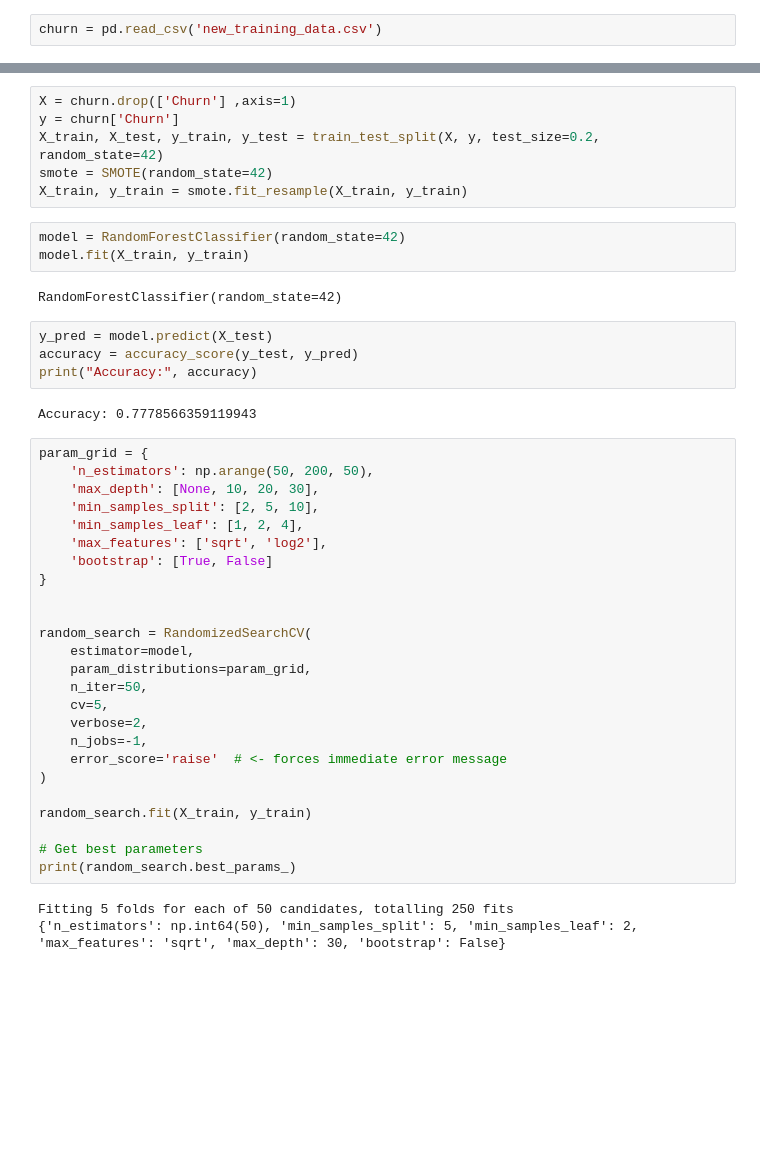
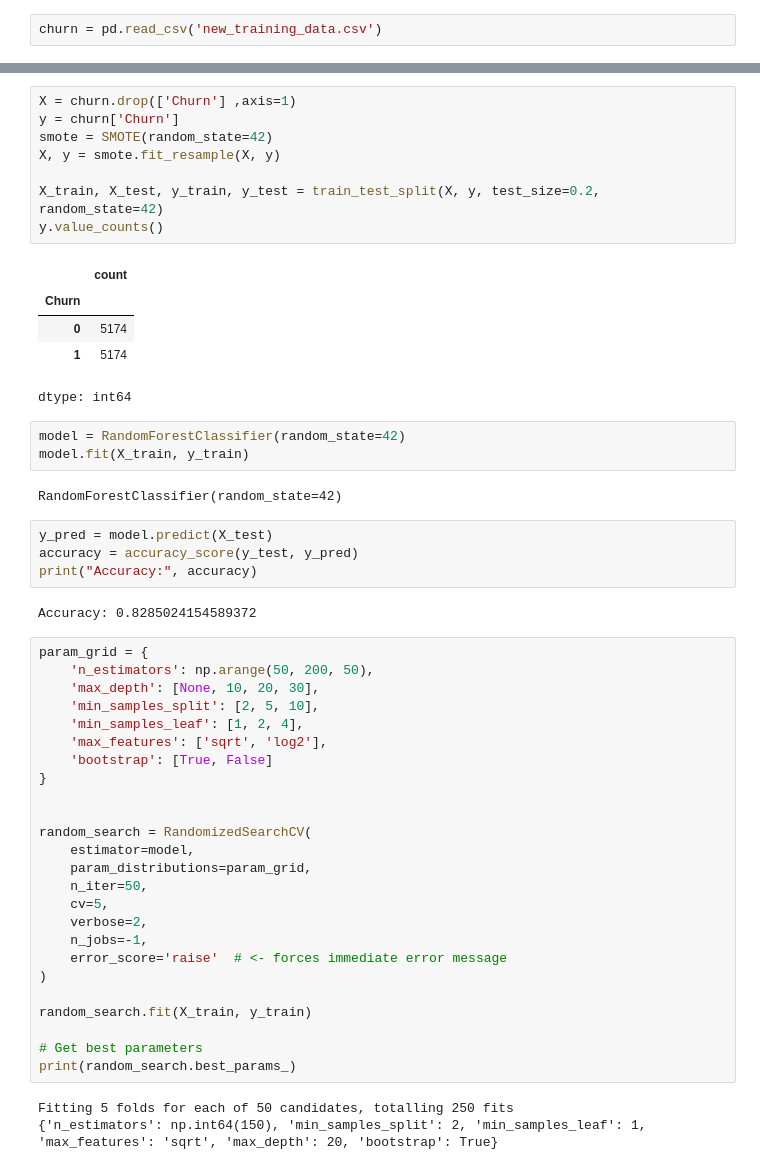
Before and after one commit to Sid-istic/End-to-End-customer-Churn, a Jupyter notebook: optimizations/03_Model_optimization.ipynb, the cells around one changed output, grey strips where cells are left out. Cells and saved outputs as stored; diff of their text form; blank space fills up the shorter version.

```diff
--- a/optimizations/03_Model_optimization.ipynb
+++ b/optimizations/03_Model_optimization.ipynb
@@ -23,9 +23,17 @@ churn.head()
 # %%
 X = churn.drop(['Churn'] ,axis=1)
 y = churn['Churn']
+smote = SMOTE(random_state=42)
+X, y = smote.fit_resample(X, y)
+
 X_train, X_test, y_train, y_test = train_test_split(X, y, test_size=0.2, random_state=42)
-smote = SMOTE(random_state=42)
-X_train, y_train = smote.fit_resample(X_train, y_train)
+y.value_counts()
+# %% [output]
+|  | count |
+| Churn |  |
+| 0 | 5174 |
+| 1 | 5174 |
+dtype: int64
 # %%
 model = RandomForestClassifier(random_state=42)
 model.fit(X_train, y_train)
@@ -36,7 +44,7 @@ y_pred = model.predict(X_test)
 accuracy = accuracy_score(y_test, y_pred)
 print("Accuracy:", accuracy)
 # %% [output]
-Accuracy: 0.7778566359119943
+Accuracy: 0.8285024154589372
 # %%
 param_grid = {
     'n_estimators': np.arange(50, 200, 50),
@@ -64,7 +72,7 @@ random_search.fit(X_train, y_train)
 print(random_search.best_params_)
 # %% [output]
 Fitting 5 folds for each of 50 candidates, totalling 250 fits
-{'n_estimators': np.int64(50), 'min_samples_split': 5, 'min_samples_leaf': 2, 'max_features': 'sqrt', 'max_depth': 30, 'bootstrap': False}
+{'n_estimators': np.int64(150), 'min_samples_split': 2, 'min_samples_leaf': 1, 'max_features': 'sqrt', 'max_depth': 20, 'bootstrap': True}
 # %%
 print(random_search.best_score_)
 # %% [output]
```
Also changed, not shown: parts of 9 cells of this notebook.
